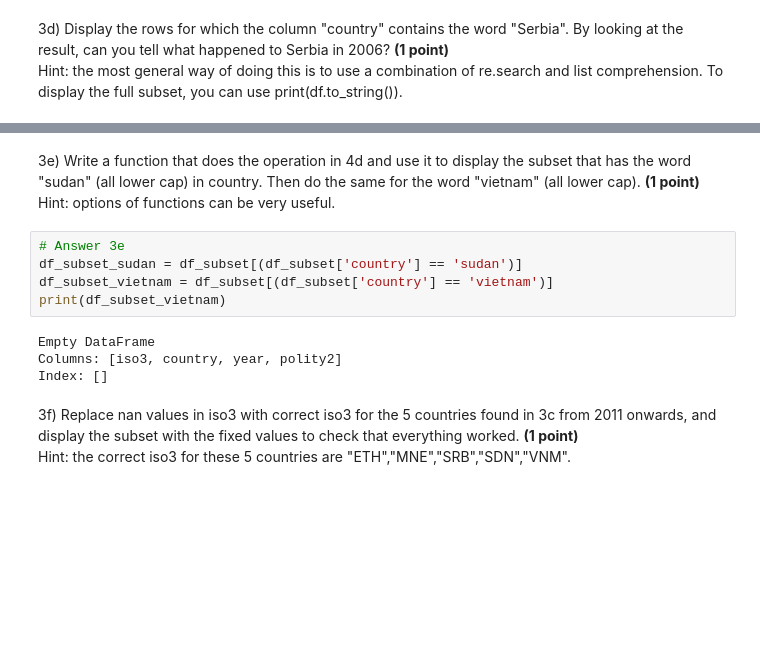
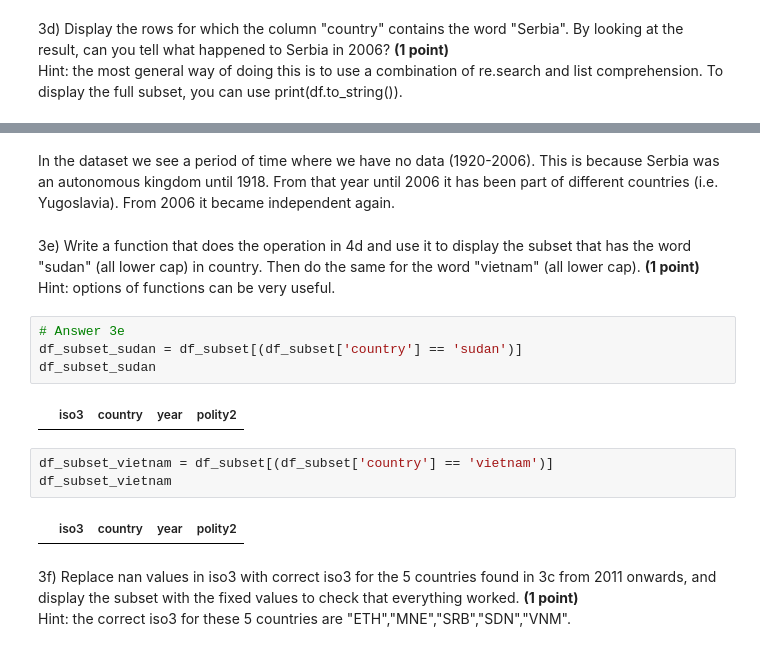
Before and after one commit to Pramirezortega/class_datascience, a Jupyter notebook: Notebooks/Assignment/individual_assignment/PRO_01_individual_assignment.ipynb, the cells around one changed output, grey strips where cells are left out. Drawn from its saved outputs; the diff is of its cells as text; blank space fills up the shorter version.

```diff
--- a/Notebooks/Assignment/individual_assignment/PRO_01_individual_assignment.ipynb
+++ b/Notebooks/Assignment/individual_assignment/PRO_01_individual_assignment.ipynb
@@ -204,3 +226,5 @@ df_subset[(df_subset['country'] == 'Serbia')]
+# %% [markdown]
+In the dataset we see a period of time where we have no data (1920-2006). This is because Serbia was an autonomous kingdom until 1918. From that year until 2006 it has been part of different countries (i.e. Yugoslavia). From 2006 it became independent again.
 # %% [markdown]
 3e) Write a function that does the operation in 4d and use it to display the subset that has the word "sudan" (all lower cap) in country. Then do the same for the word "vietnam" (all lower cap). **(1 point)**
 <br>
@@ -208,12 +232,14 @@ Hint: options of functions can be very useful.
 # %%
 # Answer 3e
 df_subset_sudan = df_subset[(df_subset['country'] == 'sudan')]
-df_subset_vietnam = df_subset[(df_subset['country'] == 'vietnam')]
-print(df_subset_vietnam)
+df_subset_sudan
 # %% [output]
-Empty DataFrame
-Columns: [iso3, country, year, polity2]
-Index: []
+|  | iso3 | country | year | polity2 |
+# %%
+df_subset_vietnam = df_subset[(df_subset['country'] == 'vietnam')]
+df_subset_vietnam
+# %% [output]
+|  | iso3 | country | year | polity2 |
 # %% [markdown]
 3f) Replace nan values in iso3 with correct iso3 for the 5 countries found in 3c from 2011 onwards, and display the subset with the fixed values to check that everything worked. **(1 point)**
 <br>
```
Also changed, not shown: parts of 24 cells of this notebook, 4 other files.
